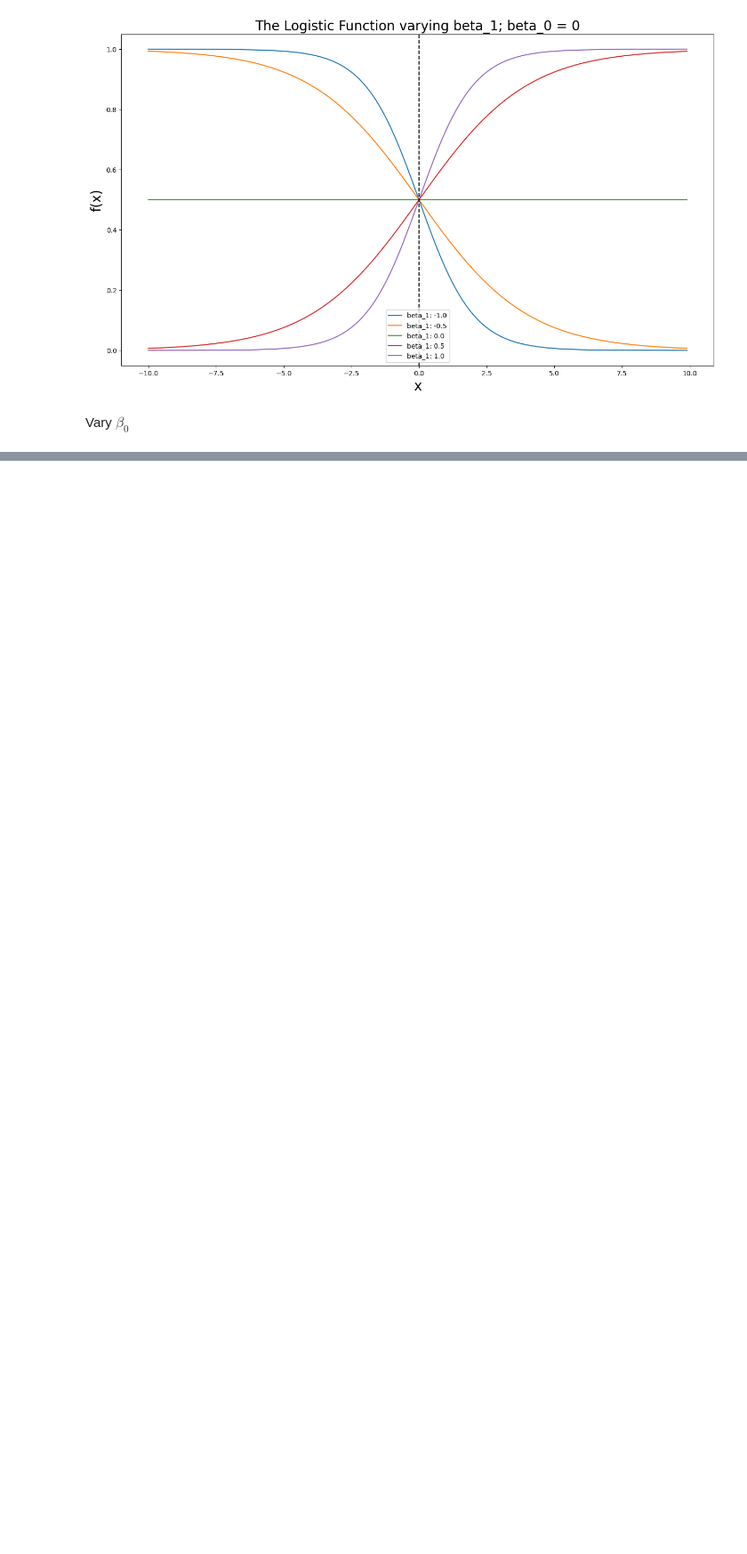
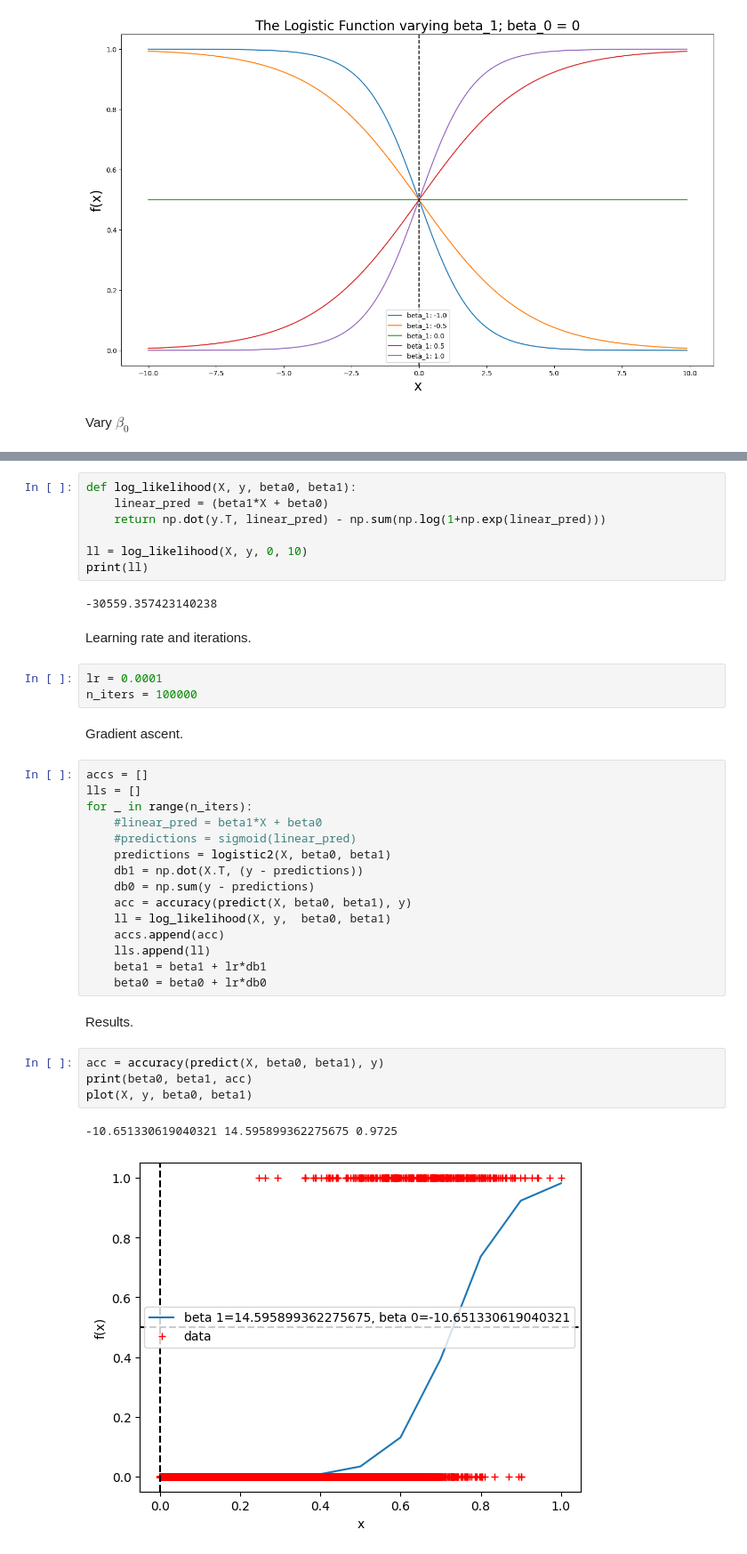
Before and after one commit to WelfLowe/Public-ML-Notebooks, a Jupyter notebook: Logistic function variants.ipynb, the cells around one changed output, grey strips where cells are left out. Shown at 89% size. Cells and saved outputs as stored; diff of their text form; blank space fills up the shorter version.

```diff
--- a/Logistic function variants.ipynb
+++ b/Logistic function variants.ipynb
@@ -56,0 +164,40 @@ plt.show()
+# %%
+def log_likelihood(X, y, beta0, beta1):
+    linear_pred = (beta1*X + beta0)
+    return np.dot(y.T, linear_pred) - np.sum(np.log(1+np.exp(linear_pred)))
+
+ll = log_likelihood(X, y, 0, 10)
+print(ll)
+# %% [output]
+-30559.357423140238
+# %% [markdown]
+Learning rate and iterations.
+# %%
+lr = 0.0001
+n_iters = 100000
+# %% [markdown]
+Gradient ascent.
+# %%
+accs = []
+lls = []
+for _ in range(n_iters):
+    #linear_pred = beta1*X + beta0
+    #predictions = sigmoid(linear_pred)
+    predictions = logistic2(X, beta0, beta1)
+    db1 = np.dot(X.T, (y - predictions))
+    db0 = np.sum(y - predictions)
+    acc = accuracy(predict(X, beta0, beta1), y)
+    ll = log_likelihood(X, y,  beta0, beta1)
+    accs.append(acc)
+    lls.append(ll)
+    beta1 = beta1 + lr*db1
+    beta0 = beta0 + lr*db0
+# %% [markdown]
+Results.
+# %%
+acc = accuracy(predict(X, beta0, beta1), y)
+print(beta0, beta1, acc)
+plot(X, y, beta0, beta1)
+# %% [output]
+-10.651330619040321 14.595899362275675 0.9725
+[figure, added]
```
Also changed, not shown: parts of 28 cells of this notebook.
